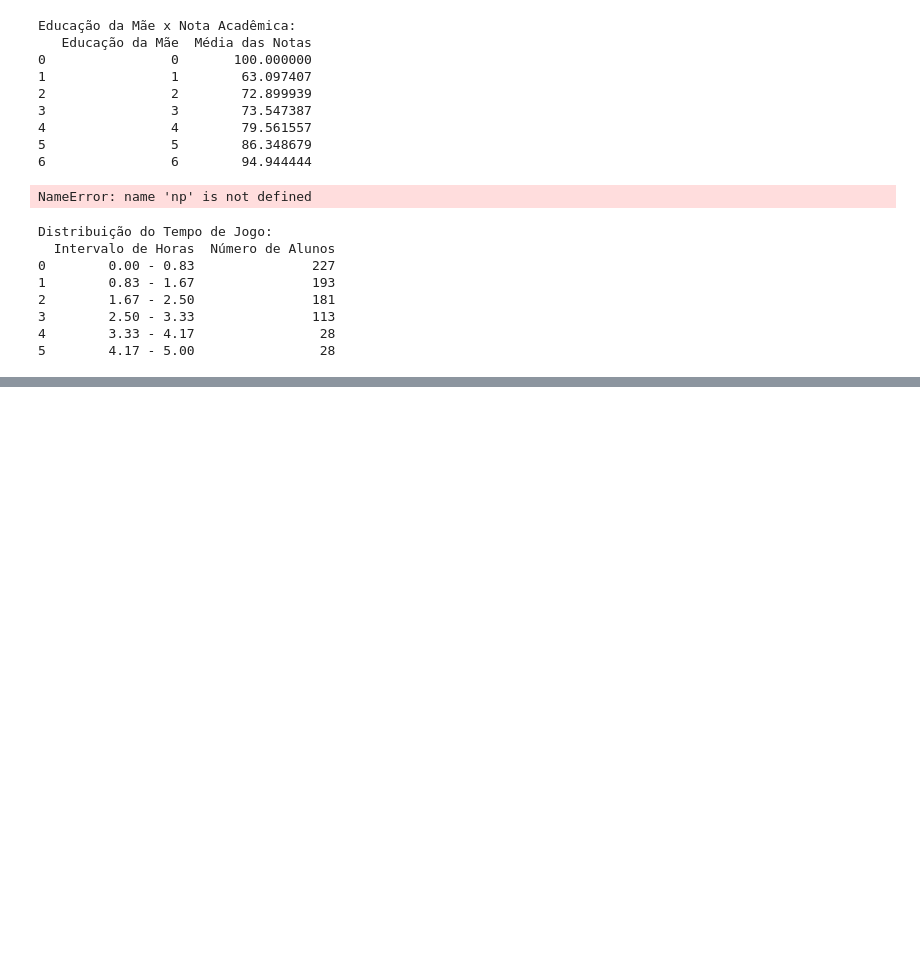
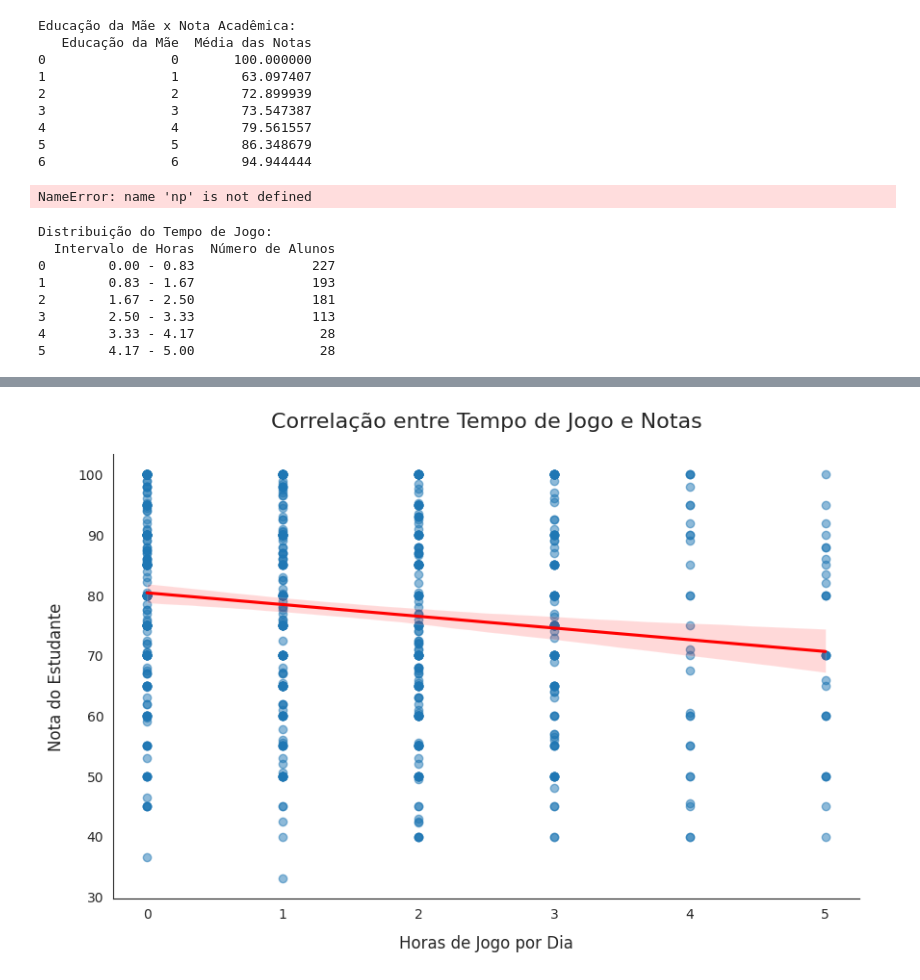
Before and after one commit to jaffsousa/Estudo-em-Analise-de-Dados-usando-Python, a Jupyter notebook: Explorando_a_Relação_entre_Jogos_e_Desempenho_Acadêmico_com_Python.ipynb, the cells around one changed output, grey strips where cells are left out. Drawn from its saved outputs; the diff is of its cells as text; code cells hidden in the pictures; blank space fills up the shorter version.

```diff
--- a/Explorando_a_Relação_entre_Jogos_e_Desempenho_Acadêmico_com_Python.ipynb
+++ b/Explorando_a_Relação_entre_Jogos_e_Desempenho_Acadêmico_com_Python.ipynb
@@ -301,0 +348,32 @@ Distribuição do Tempo de Jogo:
+# %%
+import pandas as pd
+import seaborn as sns
+import matplotlib.pyplot as plt
+
+# Carregando o dataset
+df = pd.read_csv('gameandgrade.csv')
+
+# Convertendo a coluna 'Grade' para numérica, tratando erros como NaN
+df['Grade'] = pd.to_numeric(df['Grade'], errors='coerce')
+
+# Removendo linhas com valores faltantes na coluna 'Grade'
+df = df.dropna(subset=['Grade'])
+
+# remove as linhas de grade)
+sns.set_style("white")
+
+# Criando o gráfico de dispersão com linha de tendência
+plt.figure(figsize=(10, 6))
+sns.regplot(x='Playing Hours', y='Grade', data=df, scatter_kws={'alpha':0.5}, line_kws={'color': 'red'})
+
+# Removendo as bordas do gráfico (spines)
+sns.despine()
+
+# título e rótulos
+plt.title('Correlação entre Tempo de Jogo e Notas', fontsize=16, pad=20)
+plt.xlabel('Horas de Jogo por Dia', fontsize=12, labelpad=10)
+plt.ylabel('Nota do Estudante', fontsize=12, labelpad=10)
+
+plt.show()
+# %% [output]
+[figure, added]
```
Also changed, not shown: parts of 2 cells of this notebook.
